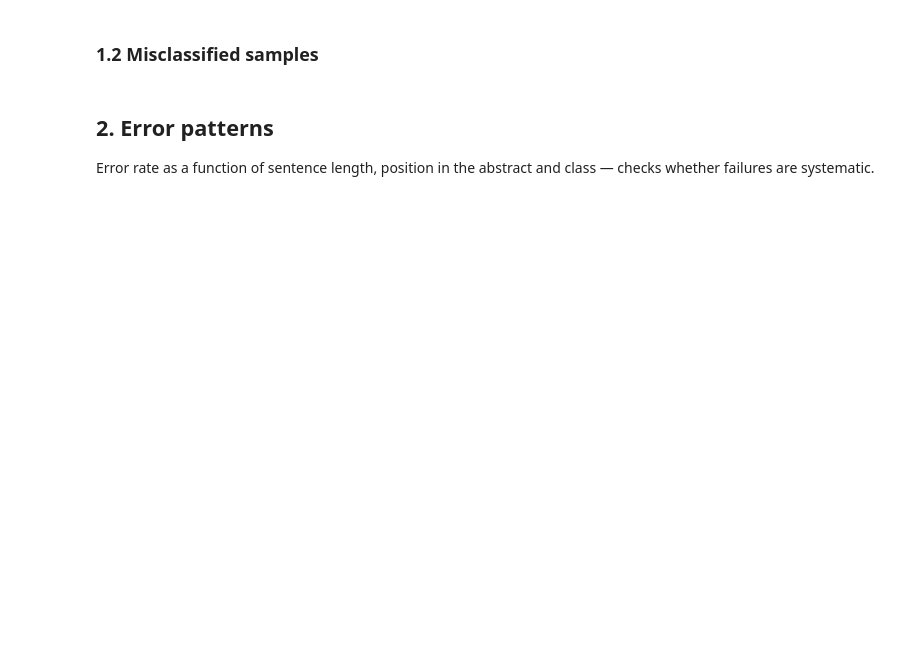
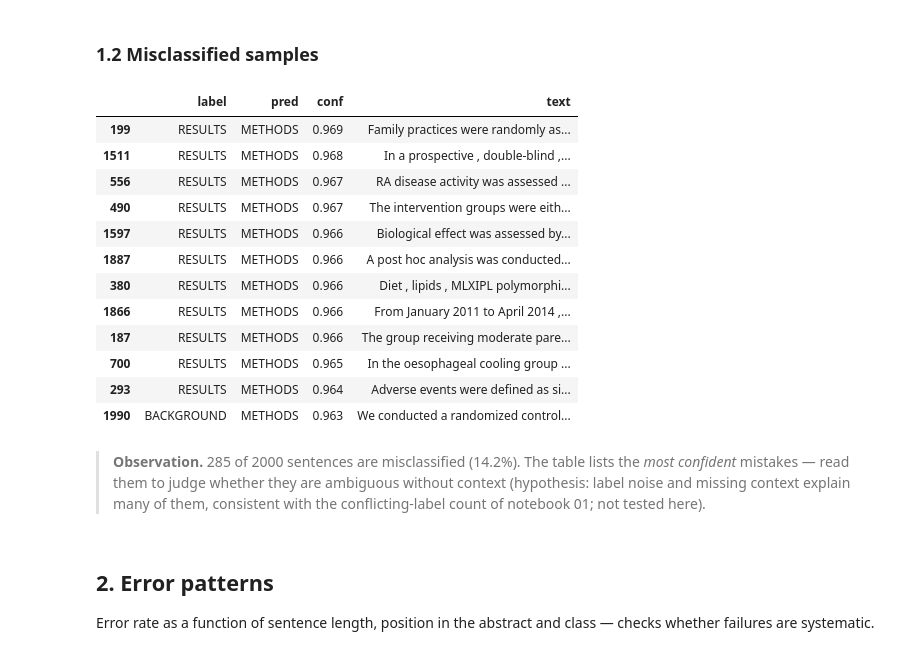
Before and after one commit to TusharPatra26/MediScope, a Jupyter notebook: notebooks/09_explainability_and_error_analysis.ipynb, the cells around one changed output. Cells and saved outputs as stored; diff of their text form; code cells hidden in the pictures; blank space fills up the shorter version.

```diff
--- a/notebooks/09_explainability_and_error_analysis.ipynb
+++ b/notebooks/09_explainability_and_error_analysis.ipynb
@@ -64,8 +78,22 @@ display(fnfp); fnfp[["false negatives", "false positives"]].plot.bar(figsize=(7,
 # %%
 mis = eval_sub.assign(pred=[LAB[i] for i in pred], conf=P.max(1)).query("label != pred")
 display(mis.sort_values("conf", ascending=False).head(12)[["label", "pred", "conf", "text"]].round(3))
-note(f"{len(mis)} of {len(eval_sub)} sentences are misclassified ({len(mis)/len(eval_sub):.1%}). The table lists the *most confident* mistakes: many are sentences that are genuinely ambiguous in isolation "
-     f"— read them to judge whether they are ambiguous without context (hypothesis: label noise and missing context explain many of them, consistent with the conflicting-label count of notebook 01; not tested here).")
+note(f"{len(mis)} of {len(eval_sub)} sentences are misclassified ({len(mis)/len(eval_sub):.1%}). The table lists the *most confident* mistakes — read them to judge whether they are ambiguous without context (hypothesis: label noise and missing context explain many of them, consistent with the conflicting-label count of notebook 01; not tested here).")
+# %% [output]
+|  | label | pred | conf | text |
+| 199 | RESULTS | METHODS | 0.969 | Family practices were randomly as... |
+| 1511 | RESULTS | METHODS | 0.968 | In a prospective , double-blind ,... |
+| 556 | RESULTS | METHODS | 0.967 | RA disease activity was assessed ... |
+| 490 | RESULTS | METHODS | 0.967 | The intervention groups were eith... |
+| 1597 | RESULTS | METHODS | 0.966 | Biological effect was assessed by... |
+| 1887 | RESULTS | METHODS | 0.966 | A post hoc analysis was conducted... |
+| 380 | RESULTS | METHODS | 0.966 | Diet , lipids , MLXIPL polymorphi... |
+| 1866 | RESULTS | METHODS | 0.966 | From January 2011 to April 2014 ,... |
+| 187 | RESULTS | METHODS | 0.966 | The group receiving moderate pare... |
+| 700 | RESULTS | METHODS | 0.965 | In the oesophageal cooling group ... |
+| 293 | RESULTS | METHODS | 0.964 | Adverse events were defined as si... |
+| 1990 | BACKGROUND | METHODS | 0.963 | We conducted a randomized control... |
+> **Observation.** 285 of 2000 sentences are misclassified (14.2%). The table lists the *most confident* mistakes — read them to judge whether they are ambiguous without context (hypothesis: label noise and missing context explain many of them, consistent with the conflicting-label count of notebook 01; not tested here).
 # %% [markdown]
 ## 2. Error patterns
 
```
Also changed, not shown: parts of 8 cells of this notebook, 13 other files.
